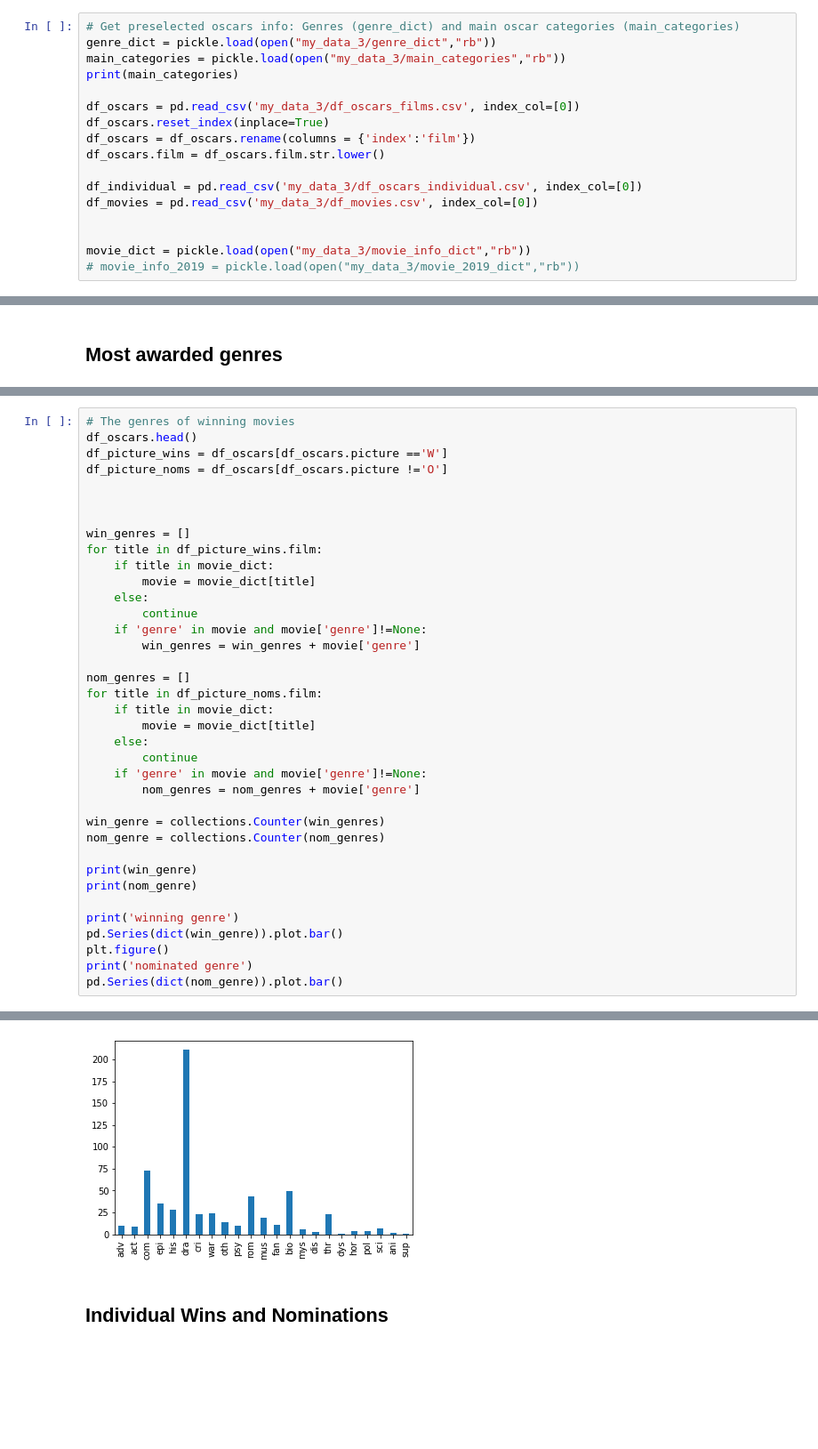
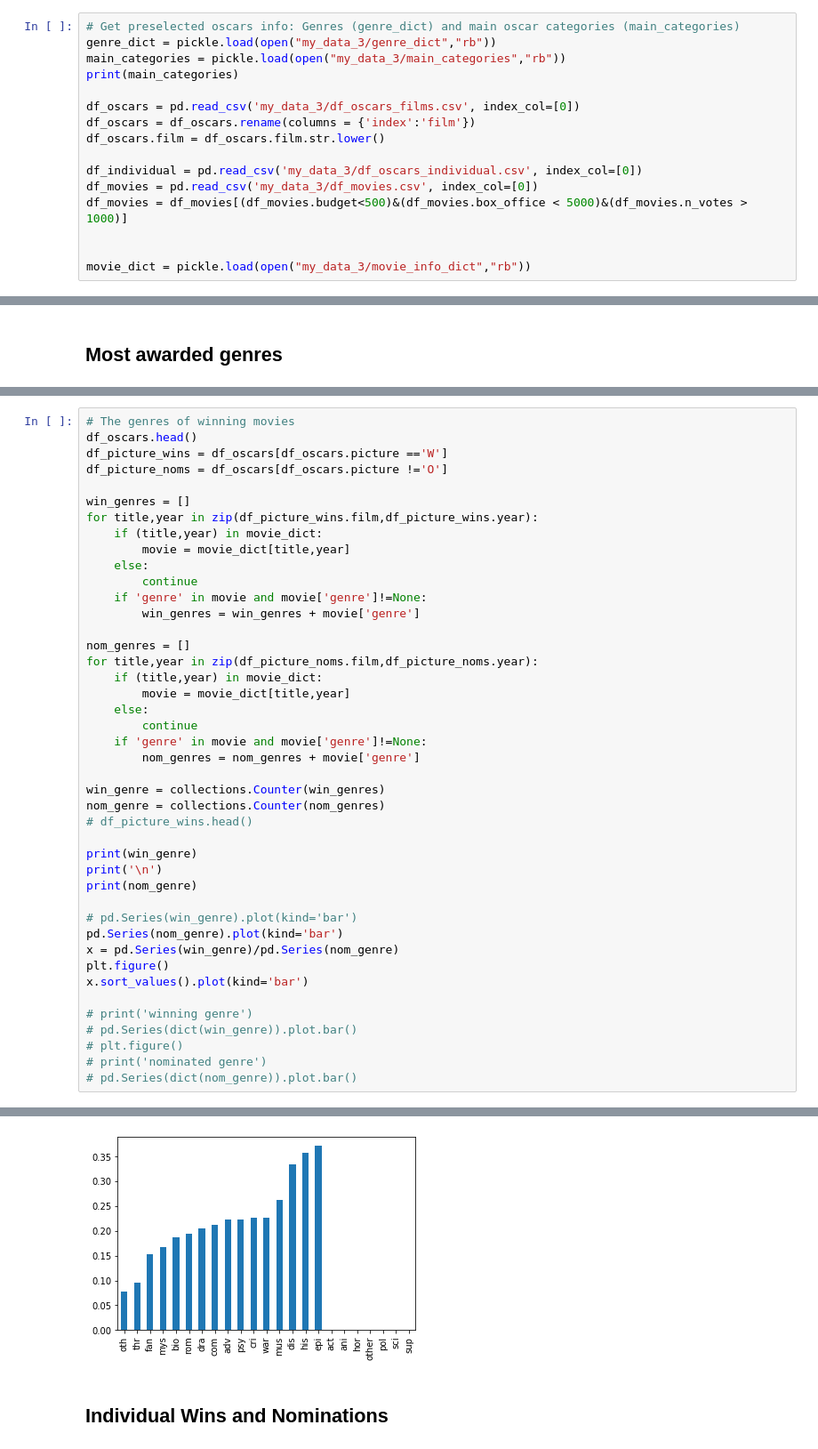
Before and after one commit to ronsg83/Capstone-1, a Jupyter notebook: Data_cleaning_EDA.ipynb, the cells around one changed output, grey strips where cells are left out. Shown: that part at 89% size. Cells and saved outputs as stored; diff of their text form; blank space fills up the shorter version.

```diff
--- a/Data_cleaning_EDA.ipynb
+++ b/Data_cleaning_EDA.ipynb
@@ -39,16 +40,15 @@ main_categories = pickle.load(open("my_data_3/main_categories","rb"))
 print(main_categories)
 
 df_oscars = pd.read_csv('my_data_3/df_oscars_films.csv', index_col=[0])
-df_oscars.reset_index(inplace=True)
 df_oscars = df_oscars.rename(columns = {'index':'film'})
 df_oscars.film = df_oscars.film.str.lower()
 
 df_individual = pd.read_csv('my_data_3/df_oscars_individual.csv', index_col=[0])
 df_movies = pd.read_csv('my_data_3/df_movies.csv', index_col=[0])
+df_movies = df_movies[(df_movies.budget<500)&(df_movies.box_office < 5000)&(df_movies.n_votes > 1000)]
 
 
 movie_dict = pickle.load(open("my_data_3/movie_info_dict","rb"))
-# movie_info_2019 = pickle.load(open("my_data_3/movie_2019_dict","rb"))
 # %% [output]
 ['picture', 'director', 's_actor', 's_actress', 'actor', 'actress', 'screenplay', 'music', 'cinematography', 'editing', 'effects', 'sound', 'costume', 'song', 'art_direction']
 # %%
@@ -264,21 +216,19 @@ df_oscars.head()
 df_picture_wins = df_oscars[df_oscars.picture =='W']
 df_picture_noms = df_oscars[df_oscars.picture !='O']
 
-
-
 win_genres = []
-for title in df_picture_wins.film:
-    if title in movie_dict:
-        movie = movie_dict[title]
+for title,year in zip(df_picture_wins.film,df_picture_wins.year):
+    if (title,year) in movie_dict:
+        movie = movie_dict[title,year]
     else:
         continue
     if 'genre' in movie and movie['genre']!=None:
         win_genres = win_genres + movie['genre']
 
 nom_genres = []
-for title in df_picture_noms.film:
-    if title in movie_dict:
-        movie = movie_dict[title]
+for title,year in zip(df_picture_noms.film,df_picture_noms.year):
+    if (title,year) in movie_dict:
+        movie = movie_dict[title,year]
     else:
         continue
     if 'genre' in movie and movie['genre']!=None:
@@ -286,13 +236,21 @@ for title in df_picture_noms.film:
 
 win_genre = collections.Counter(win_genres)
 nom_genre = collections.Counter(nom_genres)
+# df_picture_wins.head()
 
 print(win_genre)
+print('\n')
 print(nom_genre)
 
-print('winning genre')
-pd.Series(dict(win_genre)).plot.bar()
+# pd.Series(win_genre).plot(kind='bar')
+pd.Series(nom_genre).plot(kind='bar')
+x = pd.Series(win_genre)/pd.Series(nom_genre)
 plt.figure()
-print('nominated genre')
-pd.Series(dict(nom_genre)).plot.bar()
+x.sort_values().plot(kind='bar')
+
+# print('winning genre')
+# pd.Series(dict(win_genre)).plot.bar()
+# plt.figure()
+# print('nominated genre')
+# pd.Series(dict(nom_genre)).plot.bar()
 # %% [output]
@@ -305,4 +263,4 @@ nominated genre
-[figure, old version]
+[figure, new version]
 # %% [markdown]
 ## Individual Wins and Nominations
 # %%
```
Also changed, not shown: parts of 57 cells of this notebook, 1 other file.
